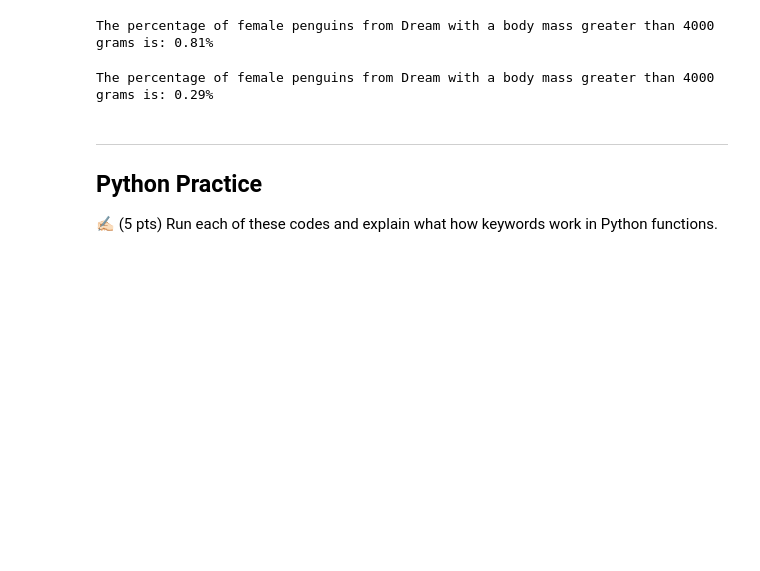
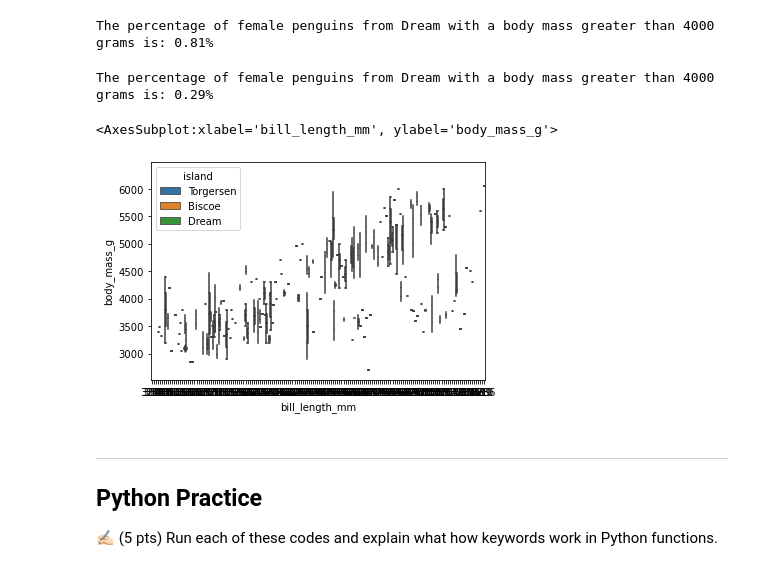
Before and after one commit to faisalece/cmse830, a Jupyter notebook: HW/HW_3.ipynb, the cells around one changed output. Saved outputs shown, nothing was run; the diff lists cells and outputs as text; code cells hidden in the pictures; blank space fills up the shorter version.

```diff
--- a/HW/HW_3.ipynb
+++ b/HW/HW_3.ipynb
@@ -113,6 +113,12 @@ percentage_female_dream_penguins_above_4000g = (len(female_dream_penguins) / len
 print(f"The percentage of female penguins from Dream with a body mass greater than 4000 grams is: {percentage_female_dream_penguins_above_4000g:.2f}%")
 # %% [output]
 The percentage of female penguins from Dream with a body mass greater than 4000 grams is: 0.29%
+# %%
+# Seaborn very easily understands what we would like to do.
+sns.boxplot(x='bill_length_mm', y='body_mass_g', hue='island', data=df_penguins)
+# %% [output]
+<AxesSubplot:xlabel='bill_length_mm', ylabel='body_mass_g'>
+[figure, added]
 # %% [markdown]
 ____
 ## Python Practice
```
Also changed, not shown: parts of 2 cells of this notebook.
